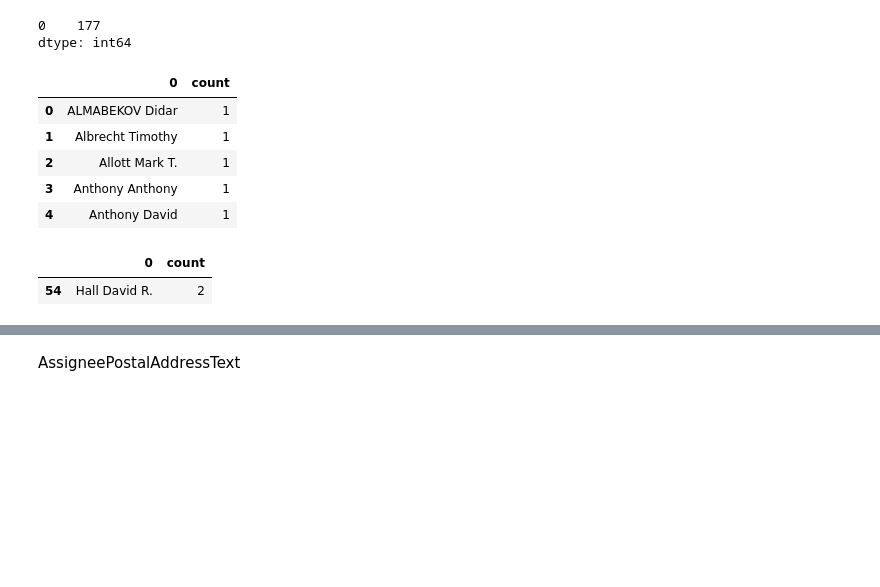
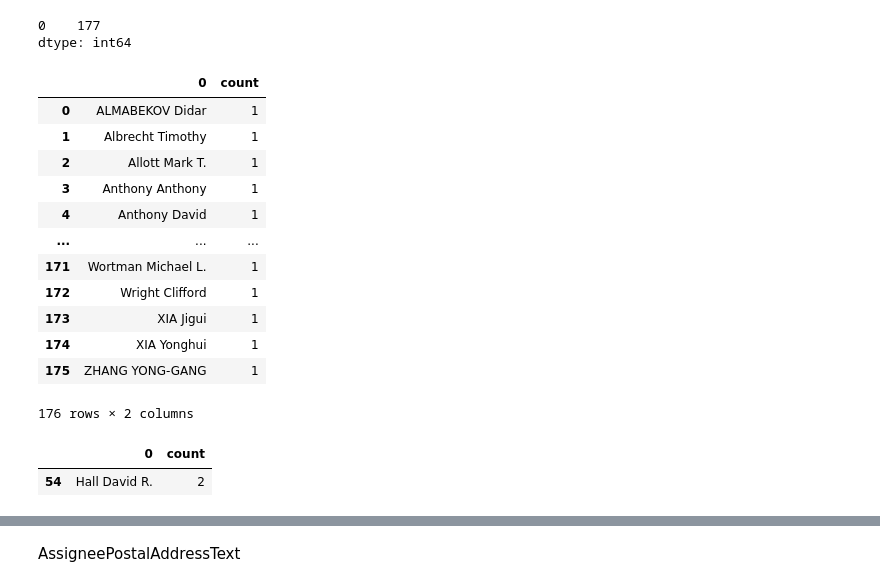
Before and after one commit to steverahardjo/FinalYearProject, a Jupyter notebook: src/EDA/download_patent.ipynb, the cells around one changed output, grey strips where cells are left out. Saved outputs shown, nothing was run; the diff lists cells and outputs as text; code cells hidden in the pictures; blank space fills up the shorter version.

```diff
--- a/src/EDA/download_patent.ipynb
+++ b/src/EDA/download_patent.ipynb
@@ -221,21 +213,26 @@ number of inventor overall:
 dtype: int64
 # %%
 counter=inventor.groupby(inventor[0]).size().reset_index(name='count')
-counter.head()
+counter
 # %% [output]
 |  | 0 | count |
 | 0 | ALMABEKOV Didar | 1 |
 | 1 | Albrecht Timothy | 1 |
 | 2 | Allott Mark T. | 1 |
 | 3 | Anthony Anthony | 1 |
 | 4 | Anthony David | 1 |
+| ... | ... | ... |
+| 171 | Wortman Michael L. | 1 |
+| 172 | Wright Clifford | 1 |
+| 173 | XIA Jigui | 1 |
+| 174 | XIA Yonghui | 1 |
+| 175 | ZHANG YONG-GANG | 1 |
+176 rows × 2 columns
-# %%
-#get repeater inventor
-counter=inventor.groupby(inventor[0]).size().reset_index(name='count')
-counter[counter["count"]!=1]
-# %% [output]
-|  | 0 | count |
-| 54 | Hall David R. | 2 |
+# %%
+counter[counter["count"]!=1]
+# %% [output]
+|  | 0 | count |
+| 54 | Hall David R. | 2 |
 # %%
 df.head()
 # %% [output]
```
Also changed, not shown: parts of 4 cells of this notebook, 1 other file.
